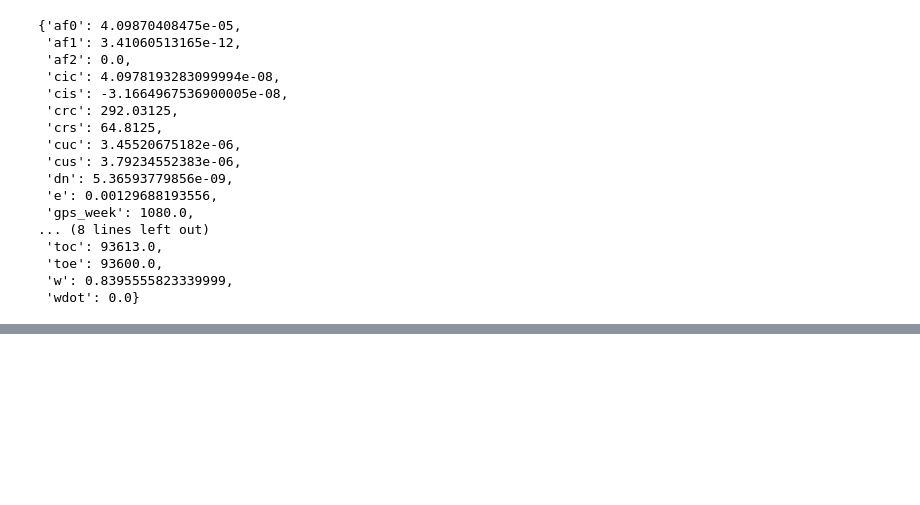
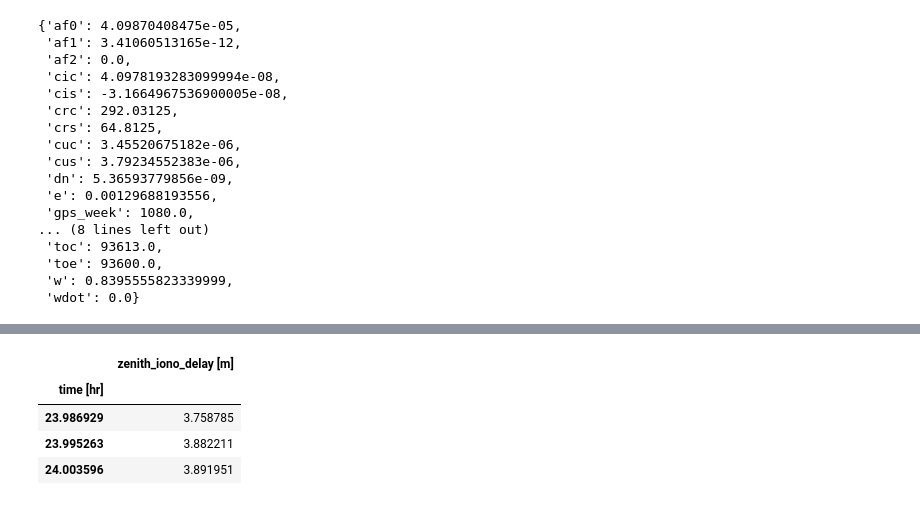
Before and after one commit to GuillaumeDec/gnss, a Jupyter notebook: [gpstextbook] Chap 5 homeworks - iono delays.ipynb, the cells around one changed output, grey strips where cells are left out. Cells and saved outputs as stored; diff of their text form; code cells hidden in the pictures; blank space fills up the shorter version.

```diff
--- a/[gpstextbook] Chap 5 homeworks - iono delays.ipynb
+++ b/[gpstextbook] Chap 5 homeworks - iono delays.ipynb
@@ -353,0 +350,11 @@ df['zenith_iono_delay'] = df.apply(lambda x: x['slant_iono_group_delay'] / iono_
+# %%
+iono_delay_time_series = df.groupby('rx_week')['zenith_iono_delay [m]'].mean().to_frame()
+iono_delay_time_series['time [hr]'] = iono_delay_time_series.index / 3600 - 24.0
+iono_delay_time_series.set_index('time [hr]', inplace=True, drop=True)
+iono_delay_time_series.tail(3)
+# %% [output]
+|  | zenith_iono_delay [m] |
+| time [hr] |  |
+| 23.986929 | 3.758785 |
+| 23.995263 | 3.882211 |
+| 24.003596 | 3.891951 |
```
Also changed, not shown: parts of 11 cells of this notebook.
